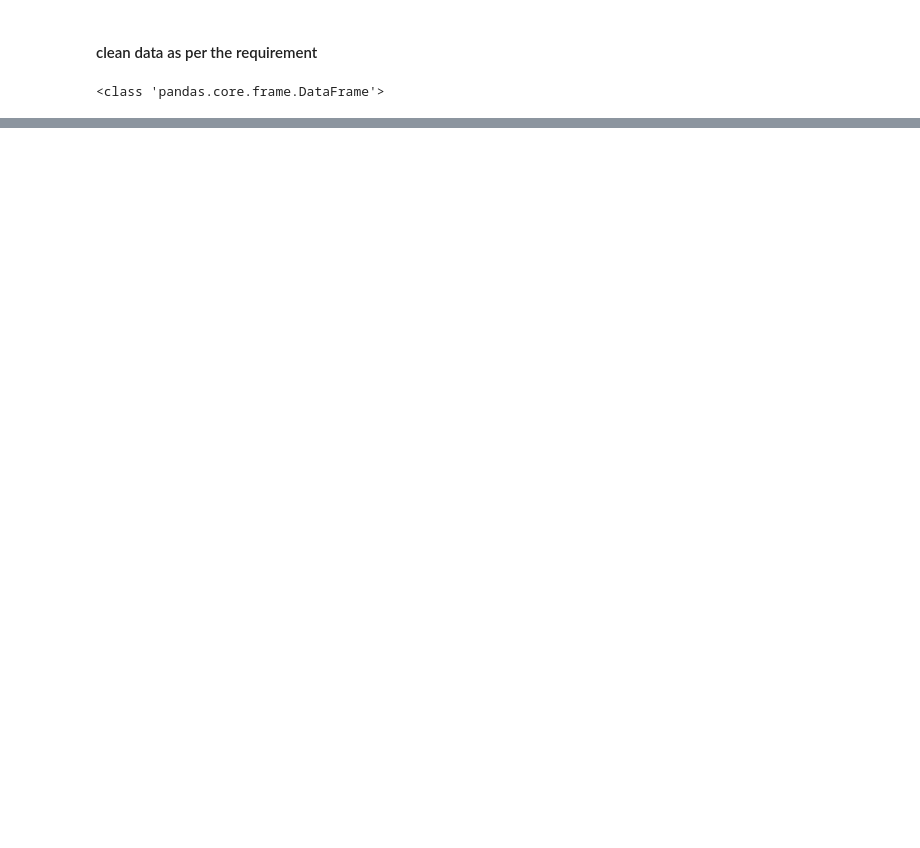
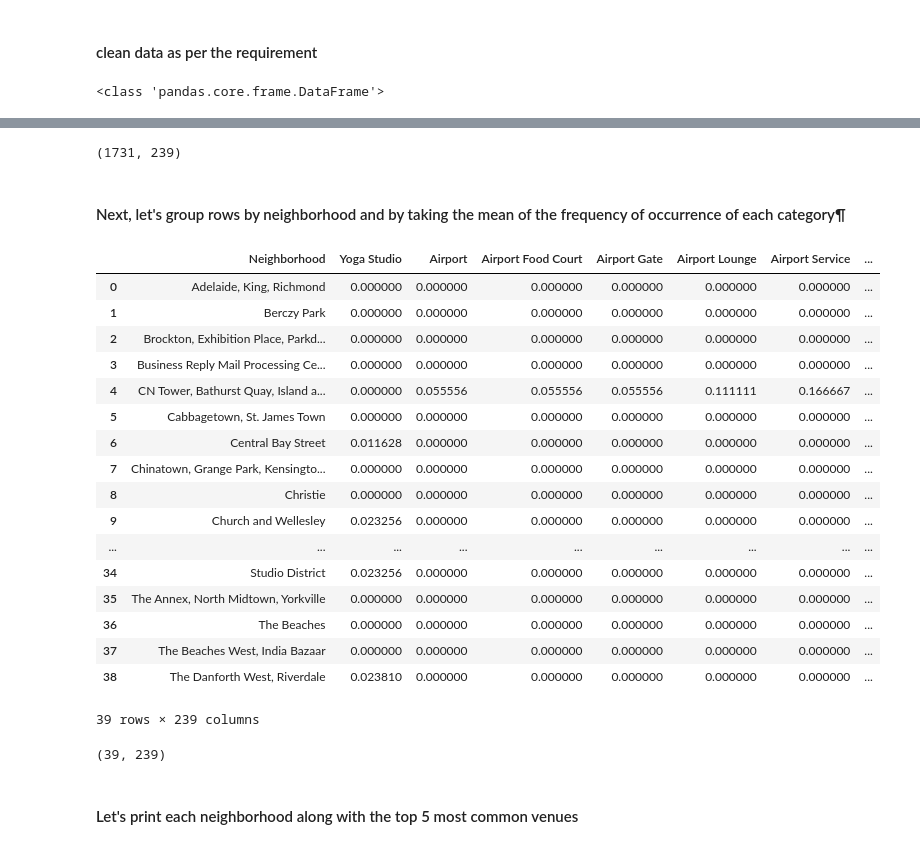
Before and after one commit to rohitjoshi1116/Coursera_Capstone, a Jupyter notebook: Toronto Neighborhood_1 (1).ipynb, the cells around one changed output, grey strips where cells are left out. Saved outputs shown, nothing was run; the diff lists cells and outputs as text; code cells hidden in the pictures; blank space fills up the shorter version.

```diff
--- a/Toronto Neighborhood_1 (1).ipynb
+++ b/Toronto Neighborhood_1 (1).ipynb
@@ -160,0 +208,8 @@ toronto_df.head()
+# %%
+address = 'Canada,toronto'
+
+geolocator = Nominatim(user_agent="canada_explorer")
+location = geolocator.geocode(address)
+latitude = location.latitude
+longitude = location.longitude
+print('The geograpical coordinate of New York City are {}, {}.'.format(latitude, longitude))
@@ -160,0 +240,10 @@ toronto_df.head()
+# %%
+CLIENT_ID = 'GYMFJZLPXFWQ1DMTRZDNYF2ENYIWGX4LRJH02OBSLHEVKPGM'
+CLIENT_SECRET = 'KWTXVRYM4SWZ3B212BHECCJJDICBKYU3EAUNSXH3R4L1MJ2L'
+VERSION = '20180605'
+LIMIT=100
+radius=500
+
+print('Your credentails:')
+print('CLIENT_ID: ' + CLIENT_ID)
+print('CLIENT_SECRET:' + CLIENT_SECRET)
@@ -160,0 +297,5 @@ toronto_df.head()
+# %%
+toronto_venues = getNearbyVenues(names=toronto_neighborhood['Neighborhood'],
+                                   latitudes=toronto_neighborhood['Latitude'],
+                                   longitudes=toronto_neighborhood['Longitude']
+                                  )
@@ -160,0 +380,34 @@ toronto_df.head()
+# %%
+toronto_onehot.shape
+# %% [output]
+(1731, 239)
+# %% [markdown]
+#### Next, let's group rows by neighborhood and by taking the mean of the frequency of occurrence of each category¶
+# %%
+toronto_grouped = toronto_onehot.groupby('Neighborhood').mean().reset_index()
+toronto_grouped
+# %% [output]
+|  | Neighborhood | Yoga Studio | Airport | Airport Food Court | Airport Gate | Airport Lounge | Airport Service | ... |
+| 0 | Adelaide, King, Richmond | 0.000000 | 0.000000 | 0.000000 | 0.000000 | 0.000000 | 0.000000 | ... |
+| 1 | Berczy Park | 0.000000 | 0.000000 | 0.000000 | 0.000000 | 0.000000 | 0.000000 | ... |
+| 2 | Brockton, Exhibition Place, Parkd... | 0.000000 | 0.000000 | 0.000000 | 0.000000 | 0.000000 | 0.000000 | ... |
+| 3 | Business Reply Mail Processing Ce... | 0.000000 | 0.000000 | 0.000000 | 0.000000 | 0.000000 | 0.000000 | ... |
+| 4 | CN Tower, Bathurst Quay, Island a... | 0.000000 | 0.055556 | 0.055556 | 0.055556 | 0.111111 | 0.166667 | ... |
+| 5 | Cabbagetown, St. James Town | 0.000000 | 0.000000 | 0.000000 | 0.000000 | 0.000000 | 0.000000 | ... |
+| 6 | Central Bay Street | 0.011628 | 0.000000 | 0.000000 | 0.000000 | 0.000000 | 0.000000 | ... |
+| 7 | Chinatown, Grange Park, Kensingto... | 0.000000 | 0.000000 | 0.000000 | 0.000000 | 0.000000 | 0.000000 | ... |
+| 8 | Christie | 0.000000 | 0.000000 | 0.000000 | 0.000000 | 0.000000 | 0.000000 | ... |
+| 9 | Church and Wellesley | 0.023256 | 0.000000 | 0.000000 | 0.000000 | 0.000000 | 0.000000 | ... |
+| ... | ... | ... | ... | ... | ... | ... | ... | ... |
+| 34 | Studio District | 0.023256 | 0.000000 | 0.000000 | 0.000000 | 0.000000 | 0.000000 | ... |
+| 35 | The Annex, North Midtown, Yorkville | 0.000000 | 0.000000 | 0.000000 | 0.000000 | 0.000000 | 0.000000 | ... |
+| 36 | The Beaches | 0.000000 | 0.000000 | 0.000000 | 0.000000 | 0.000000 | 0.000000 | ... |
+| 37 | The Beaches West, India Bazaar | 0.000000 | 0.000000 | 0.000000 | 0.000000 | 0.000000 | 0.000000 | ... |
+| 38 | The Danforth West, Riverdale | 0.023810 | 0.000000 | 0.000000 | 0.000000 | 0.000000 | 0.000000 | ... |
+39 rows × 239 columns
+# %%
+toronto_grouped.shape
+# %% [output]
+(39, 239)
+# %% [markdown]
+#### Let's print each neighborhood along with the top 5 most common venues
```
Also changed, not shown: parts of 55 cells of this notebook.
